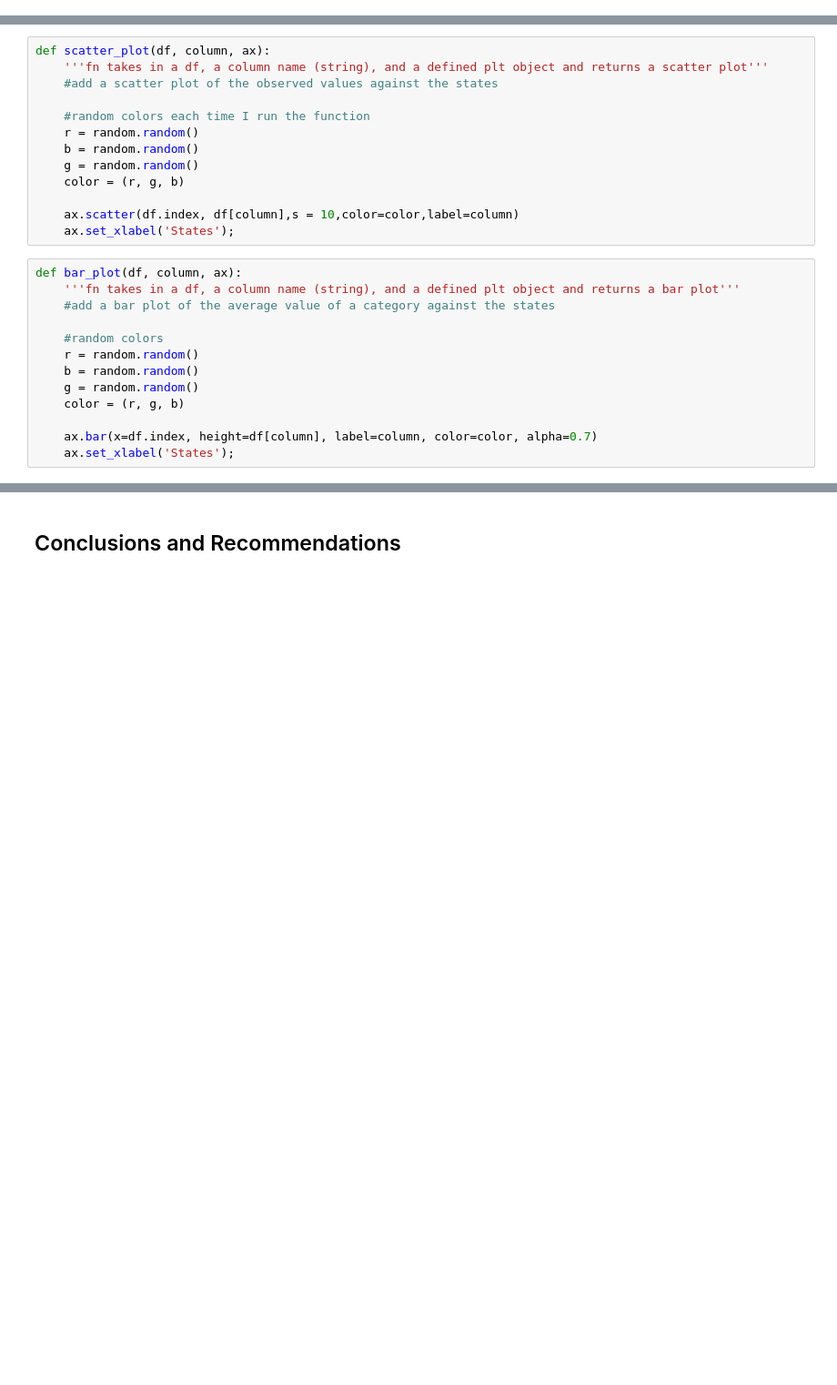
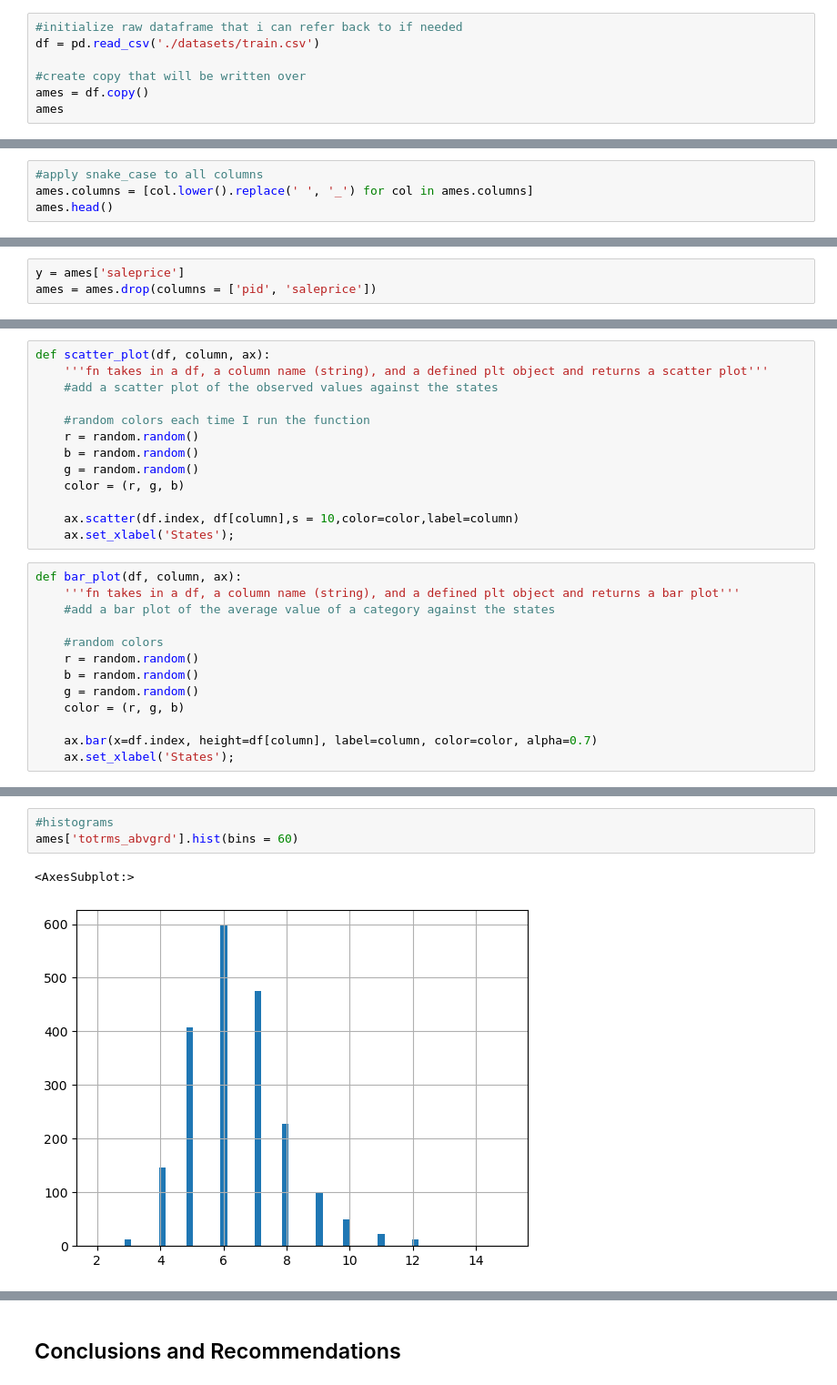
Before and after one commit to jahnavi-kal/housing-price-regression, a Jupyter notebook: P2-starter-code.ipynb, the cells around one changed output, grey strips where cells are left out. Shown at 91% size. Drawn from its saved outputs; the diff is of its cells as text; blank space fills up the shorter version.

```diff
--- a/P2-starter-code.ipynb
+++ b/P2-starter-code.ipynb
@@ -114,0 +115,7 @@ ames.head()
+# %%
+#initialize raw dataframe that i can refer back to if needed
+df = pd.read_csv('./datasets/train.csv')
+
+#create copy that will be written over
+ames = df.copy()
+ames
@@ -200,0 +181,4 @@ Index(['Id', 'PID', 'MS SubClass', 'MS Zoning', 'Lot Frontage', 'Lot Area',
+# %%
+#apply snake_case to all columns
+ames.columns = [col.lower().replace(' ', '_') for col in ames.columns]
+ames.head()
@@ -201,3 +193,6 @@ Index(['Id', 'PID', 'MS SubClass', 'MS Zoning', 'Lot Frontage', 'Lot Area',
+# %%
+y = ames['saleprice']
+ames = ames.drop(columns = ['pid', 'saleprice'])
 # %%
 #new strategy: split all features into nominal/ordinal/discrete/continuous,
 #and make a quick model with continuous features only
@@ -310,0 +279,6 @@ def bar_plot(df, column, ax):
+# %%
+#histograms
+ames['totrms_abvgrd'].hist(bins = 60)
+# %% [output]
+<AxesSubplot:>
+[figure, added]
```
Also changed, not shown: parts of 45 cells of this notebook, 1 other file.
